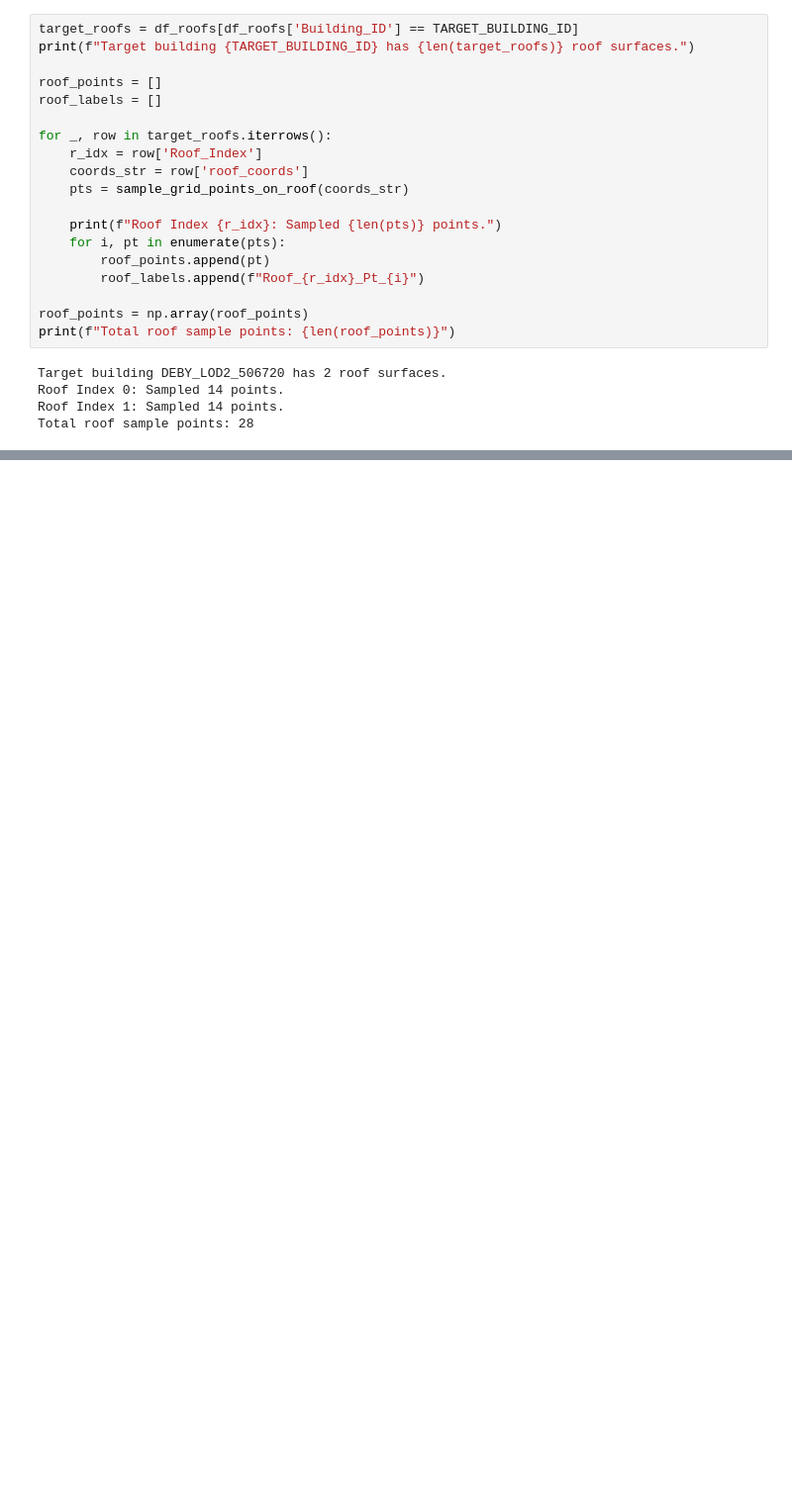
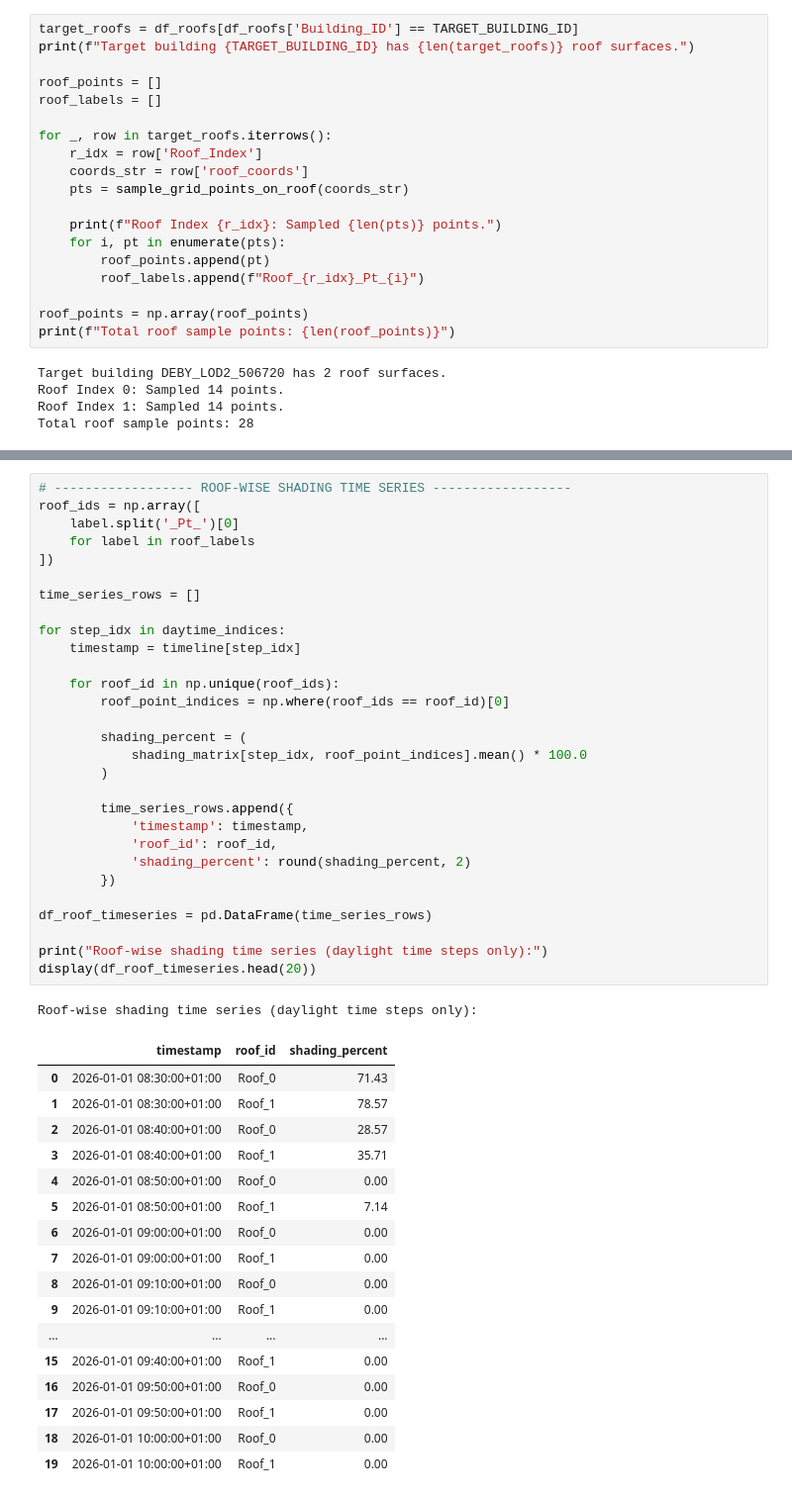
Before and after one commit to Ahsan398/Solar-Shading-Analysis-of-a-Building-Roof-with-3D-Ray-Tracing, a Jupyter notebook: RayTracing.ipynb, the cells around one changed output, grey strips where cells are left out. Shown at 99% size. Cells and saved outputs as stored; diff of their text form; blank space fills up the shorter version.

Commit message:
Add roof-wise shading time series output

```diff
--- a/RayTracing.ipynb
+++ b/RayTracing.ipynb
@@ -356,0 +452,48 @@ Roof-wise average sun exposure:
+# %%
+# ------------------ ROOF-WISE SHADING TIME SERIES ------------------
+roof_ids = np.array([
+    label.split('_Pt_')[0]
+    for label in roof_labels
+])
+
+time_series_rows = []
+
+for step_idx in daytime_indices:
+    timestamp = timeline[step_idx]
+
+    for roof_id in np.unique(roof_ids):
+        roof_point_indices = np.where(roof_ids == roof_id)[0]
+
+        shading_percent = (
+            shading_matrix[step_idx, roof_point_indices].mean() * 100.0
+        )
+
+        time_series_rows.append({
+            'timestamp': timestamp,
+            'roof_id': roof_id,
+            'shading_percent': round(shading_percent, 2)
+        })
+
+df_roof_timeseries = pd.DataFrame(time_series_rows)
+
+print("Roof-wise shading time series (daylight time steps only):")
+display(df_roof_timeseries.head(20))
+# %% [output]
+Roof-wise shading time series (daylight time steps only):
+|  | timestamp | roof_id | shading_percent |
+| 0 | 2026-01-01 08:30:00+01:00 | Roof_0 | 71.43 |
+| 1 | 2026-01-01 08:30:00+01:00 | Roof_1 | 78.57 |
+| 2 | 2026-01-01 08:40:00+01:00 | Roof_0 | 28.57 |
+| 3 | 2026-01-01 08:40:00+01:00 | Roof_1 | 35.71 |
+| 4 | 2026-01-01 08:50:00+01:00 | Roof_0 | 0.00 |
+| 5 | 2026-01-01 08:50:00+01:00 | Roof_1 | 7.14 |
+| 6 | 2026-01-01 09:00:00+01:00 | Roof_0 | 0.00 |
+| 7 | 2026-01-01 09:00:00+01:00 | Roof_1 | 0.00 |
+| 8 | 2026-01-01 09:10:00+01:00 | Roof_0 | 0.00 |
+| 9 | 2026-01-01 09:10:00+01:00 | Roof_1 | 0.00 |
+| ... | ... | ... | ... |
+| 15 | 2026-01-01 09:40:00+01:00 | Roof_1 | 0.00 |
+| 16 | 2026-01-01 09:50:00+01:00 | Roof_0 | 0.00 |
+| 17 | 2026-01-01 09:50:00+01:00 | Roof_1 | 0.00 |
+| 18 | 2026-01-01 10:00:00+01:00 | Roof_0 | 0.00 |
+| 19 | 2026-01-01 10:00:00+01:00 | Roof_1 | 0.00 |
```
Also changed, not shown: parts of 27 cells of this notebook, 1 other file.
